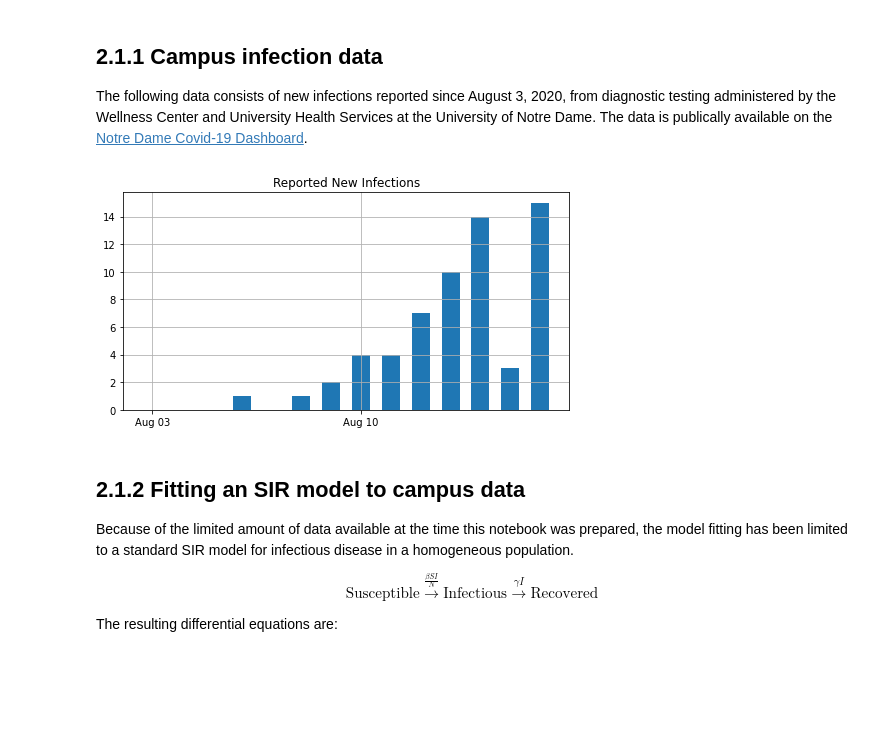
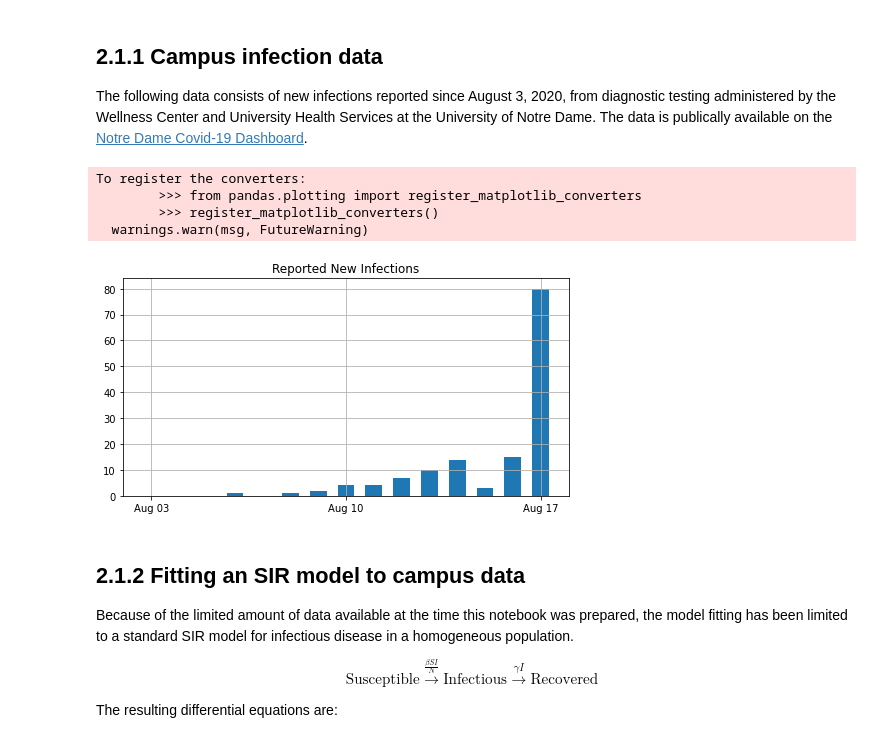
Before and after one commit to jckantor/CBE40455-2020, a Jupyter notebook: docs/02.01-Campus-SIR-modeling.ipynb, the cells around one changed output. Saved outputs shown, nothing was run; the diff lists cells and outputs as text; code cells hidden in the pictures; blank space fills up the shorter version.

```diff
--- a/docs/02.01-Campus-SIR-modeling.ipynb
+++ b/docs/02.01-Campus-SIR-modeling.ipynb
@@ -20,34 +20,39 @@ from scipy.integrate import solve_ivp
 from scipy.optimize import minimize
 from datetime import timedelta
 
 data = [
     ["2020-08-03", 0],
     ["2020-08-04", 0],
     ["2020-08-05", 0],
     ["2020-08-06", 1],
     ["2020-08-07", 0],
     ["2020-08-08", 1],
     ["2020-08-09", 2],
     ["2020-08-10", 4],
     ["2020-08-11", 4],
     ["2020-08-12", 7],
     ["2020-08-13", 10],
     ["2020-08-14", 14],
     ["2020-08-15", 3],
     ["2020-08-16", 15],
+    ["2020-08-17", 80],
 ]
 
 df = pd.DataFrame(data, columns=["date", "new cases"])
 df["date"] = pd.to_datetime(df["date"])
 
 fig, ax = plt.subplots(figsize=(8,4))
 ax.bar(df["date"], df["new cases"], width=0.6)
 ax.xaxis.set_major_locator(mdates.WeekdayLocator(byweekday=mdates.MO))
 ax.xaxis.set_major_formatter(mdates.DateFormatter("%b %d"))
 plt.title("Reported New Infections")
 plt.grid()
 # %% [output]
+To register the converters:
+        >>> from pandas.plotting import register_matplotlib_converters
+        >>> register_matplotlib_converters()
+  warnings.warn(msg, FutureWarning)
-[figure, old version]
+[figure, new version]
 # %% [markdown]
 ## 2.1.2 Fitting an SIR model to campus data
 
```
Also changed, not shown: parts of 3 cells of this notebook, 10 other files.
